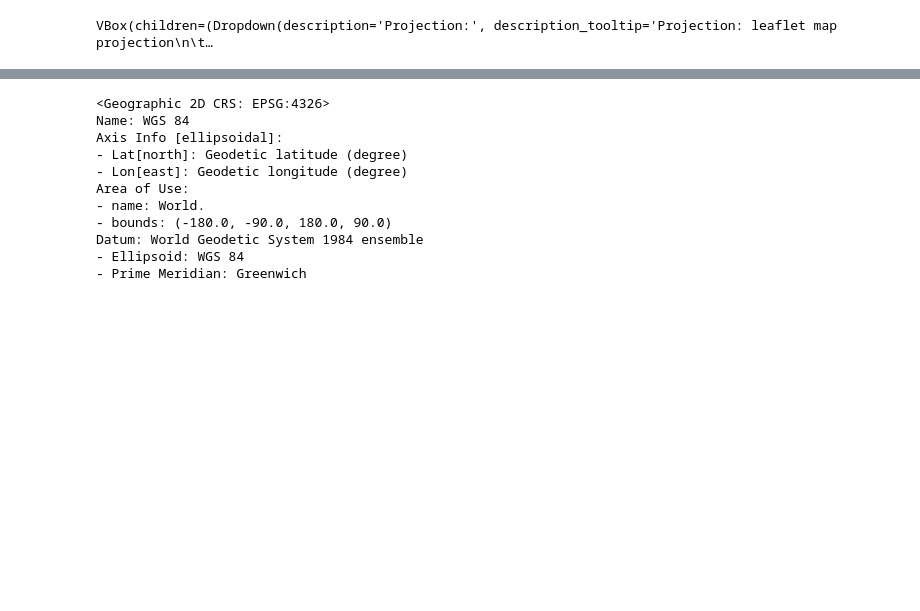
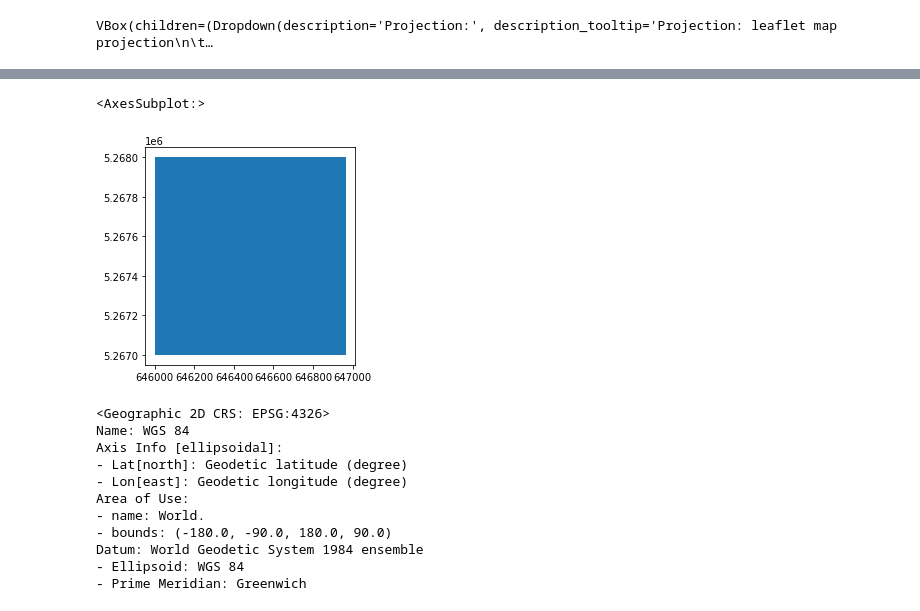
Before and after one commit to bessoh2/icesat2_sr, a Jupyter notebook: notebooks/Data_Acess_SR-ATL06.ipynb, the cells around one changed output, grey strips where cells are left out. Cells and saved outputs as stored; diff of their text form; code cells hidden in the pictures; blank space fills up the shorter version.

```diff
--- a/notebooks/Data_Acess_SR-ATL06.ipynb
+++ b/notebooks/Data_Acess_SR-ATL06.ipynb
@@ -79,3 +85,8 @@ polygon_gdf.head()
+# %%
+polygon_gdf.loc[[3],'geometry'].plot()
+# %% [output]
+<AxesSubplot:>
+[figure, added]
 # %%
 polygon_gdf.crs
 # %% [output]
```
Also changed, not shown: parts of 5 cells of this notebook.
